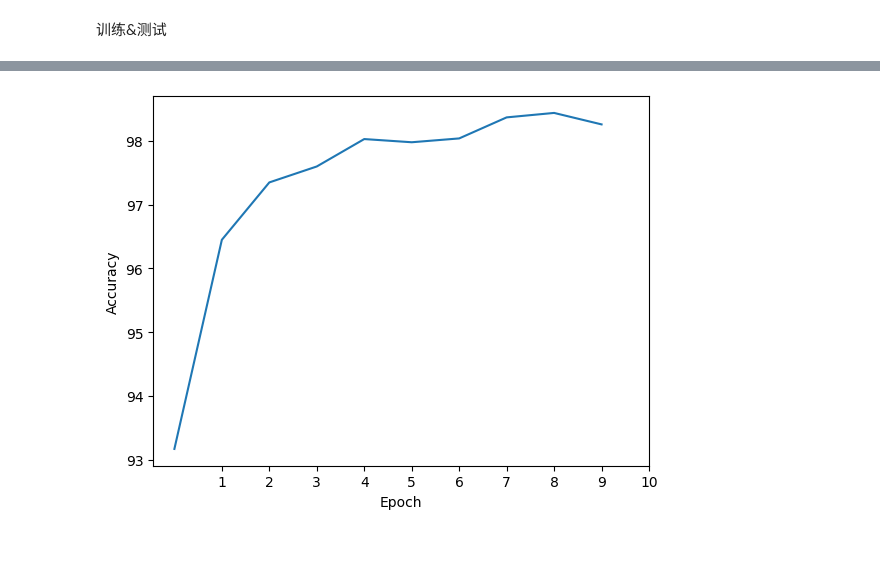
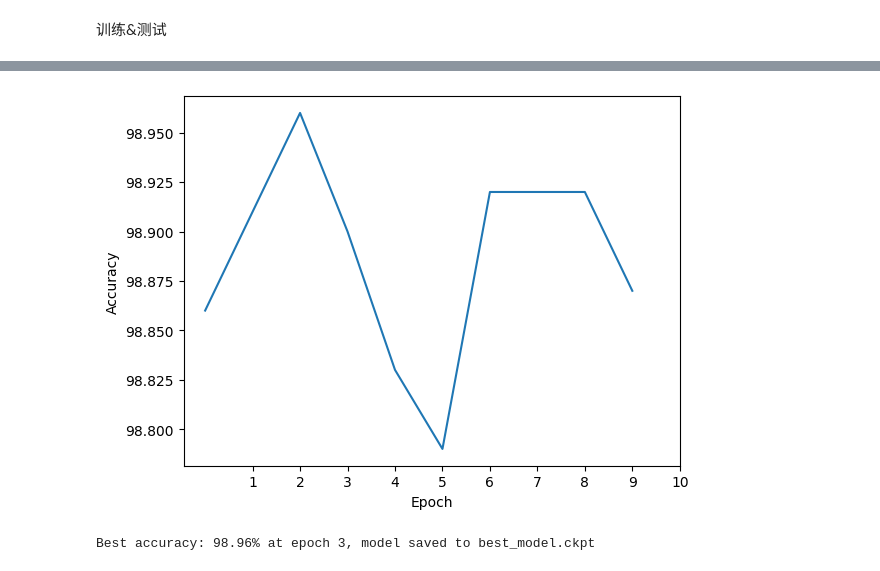
Before and after one commit to ssyximmlove/Python-ZJXU, a Jupyter notebook: exp15/thinking-mnist/mnist.ipynb, the cells around one changed output, grey strips where cells are left out. Cells and saved outputs as stored; diff of their text form; code cells hidden in the pictures.

```diff
--- a/exp15/thinking-mnist/mnist.ipynb
+++ b/exp15/thinking-mnist/mnist.ipynb
@@ -16,0 +20,3 @@ transform = transforms.Compose([
+# %%
+device = torch.device("cuda:0" if torch.cuda.is_available() else "cpu")
+print(f"Using device: {device}")
@@ -67,7 +76,7 @@ class Net(torch.nn.Module):
 # %% [markdown]
 实例化模型
 # %%
-model = Net()
+model = Net().to(device)
 criterion = torch.nn.CrossEntropyLoss()
 optimizer = optim.SGD(model.parameters(), lr=0.01)
 # %% [markdown]
@@ -75,9 +84,13 @@ optimizer = optim.SGD(model.parameters(), lr=0.01)
 # %%
 epochs = 10
 acc_test_list = []  # 用于存储每个 epoch 的测试准确率
+best_acc = 0.0  # 用于追踪最佳准确率
+best_epoch = 0  # 用于追踪最佳epoch
+
 
 def train(epoch):
     for batch_idx, (data, target) in enumerate(train_loader):
+        data, target = data.to(device), target.to(device)  # 将数据和目标移动到 CUDA 设备
         optimizer.zero_grad()
         output = model(data)
         loss = criterion(output, target)
@@ -86,13 +99,17 @@ def train(epoch):
         if batch_idx % 100 == 0:
             print('Train Epoch: {} [{}/{} ({:.0f}%)]\tLoss: {:.6f}'.format(
                 epoch, batch_idx * len(data), len(train_loader.dataset),
-                100. * batch_idx / len(train_loader), loss.item()))
+                       100. * batch_idx / len(train_loader), loss.item()))
+
 
 def test():
+    global best_acc
+    global best_epoch
     correct = 0
     total = 0
     with torch.no_grad():  # 在测试过程中禁用梯度计算
         for data, target in test_loader:
+            data, target = data.to(device), target.to(device)  # 将数据和目标移动到 CUDA 设备
             outputs = model(data)
             _, predicted = torch.max(outputs.data, 1)
             total += target.size(0)
@@ -101,6 +118,14 @@ def test():
     accuracy = 100 * correct / total
     acc_test_list.append(accuracy)  # 在每个 epoch 结束后添加准确率
     print(f'Accuracy on test set: {accuracy}%')
+
+    # 如果当前准确率是最佳的，保存模型
+    if accuracy > best_acc:
+        best_acc = accuracy
+        best_epoch = epoch
+        torch.save(model.state_dict(), 'best_model.ckpt')
+        print(f'Best accuracy: {best_acc}% at epoch {best_epoch}, model saved to best_model.ckpt')
+
 
 for epoch in range(1, epochs + 1):
     train(epoch)
@@ -111,4 +136,5 @@ plt.xlabel('Epoch')
 plt.ylabel('Accuracy')
 plt.xticks(range(1, epochs + 1))
 plt.show()
+print(f'Best accuracy: {best_acc}% at epoch {best_epoch}, model saved to best_model.ckpt')
 # %% [output]
@@ -132 +158,2 @@ Accuracy on test set: 98.26%
-[figure, old version]
+[figure, new version]
+Best accuracy: 98.96% at epoch 3, model saved to best_model.ckpt
```
Also changed, not shown: parts of 6 cells of this notebook, 4 other files.
